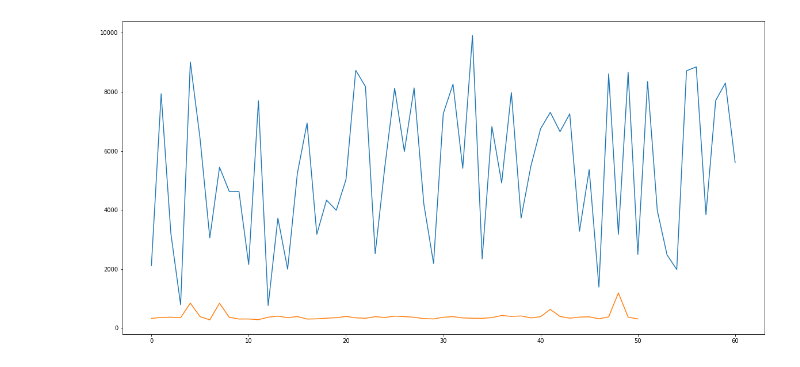
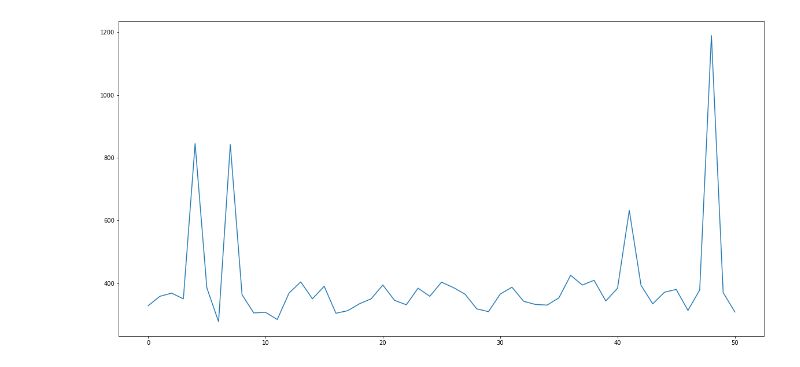
Before and after one commit to lab10-coop/honey-badger-testing, a Jupyter notebook: jupyter/Latency1_LocalRPCvsRemoteValidatorRPC.ipynb, the cells around one changed output. Drawn from its saved outputs; the diff is of its cells as text; code cells hidden in the pictures.

```diff
--- a/jupyter/Latency1_LocalRPCvsRemoteValidatorRPC.ipynb
+++ b/jupyter/Latency1_LocalRPCvsRemoteValidatorRPC.ipynb
@@ -35,7 +35,7 @@ dfLocal.head()
 | 3 | 4 | 0x75ffde62ae6d94c21ac0ca37b652da8... | 7603 | 1585830060898 | 1585830061248 | 1585830061248 | ... |
 | 4 | 5 | 0x6abf4a1f5d3d4a0337298b08c6e4efe... | 7604 | 1585830066290 | 1585830067135 | 1585830067135 | ... |
 # %%
-plot = plt.plot(df.durationSendToConfirmation)
+#plot = plt.plot(df.durationSendToConfirmation)
 plotLocal = plt.plot(dfLocal.durationSendToConfirmation)
 # %% [output]
-[figure, old version]
+[figure, new version]
```
Also changed, not shown: 52 other files.
